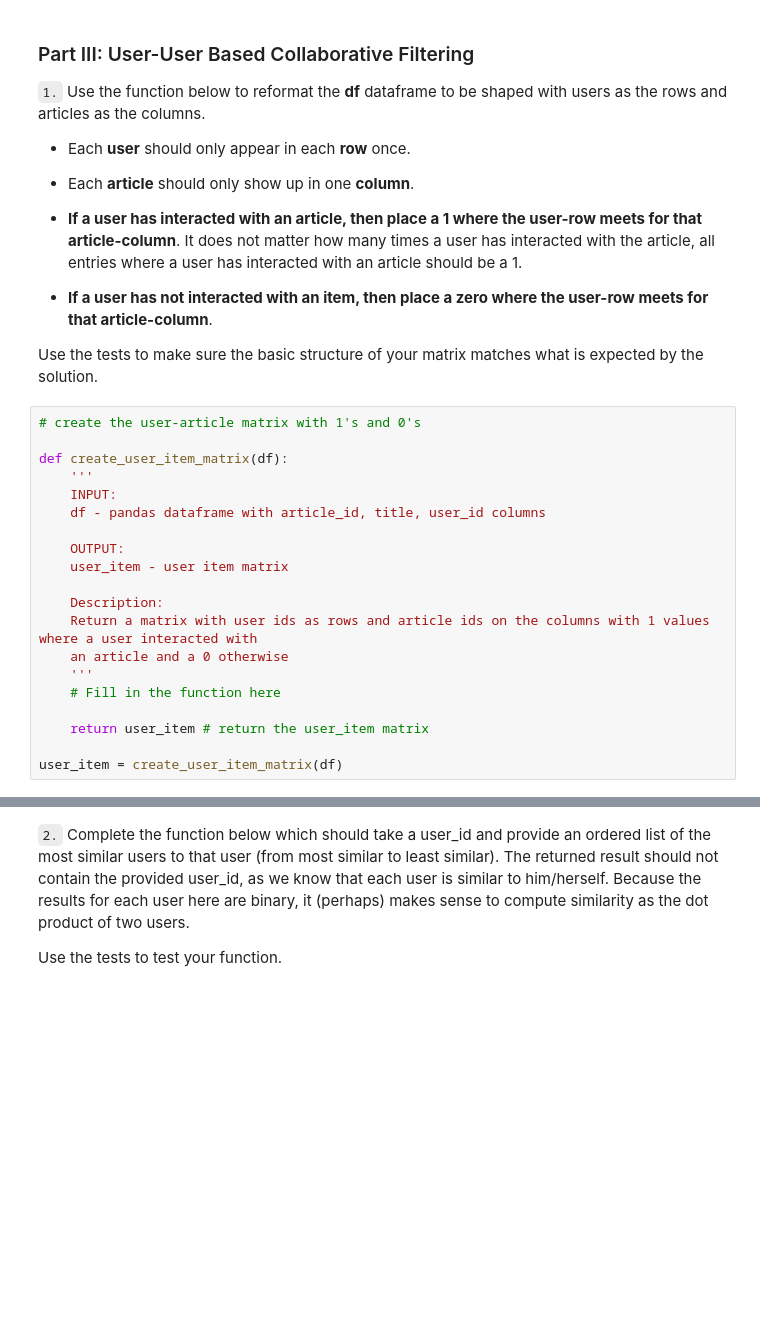
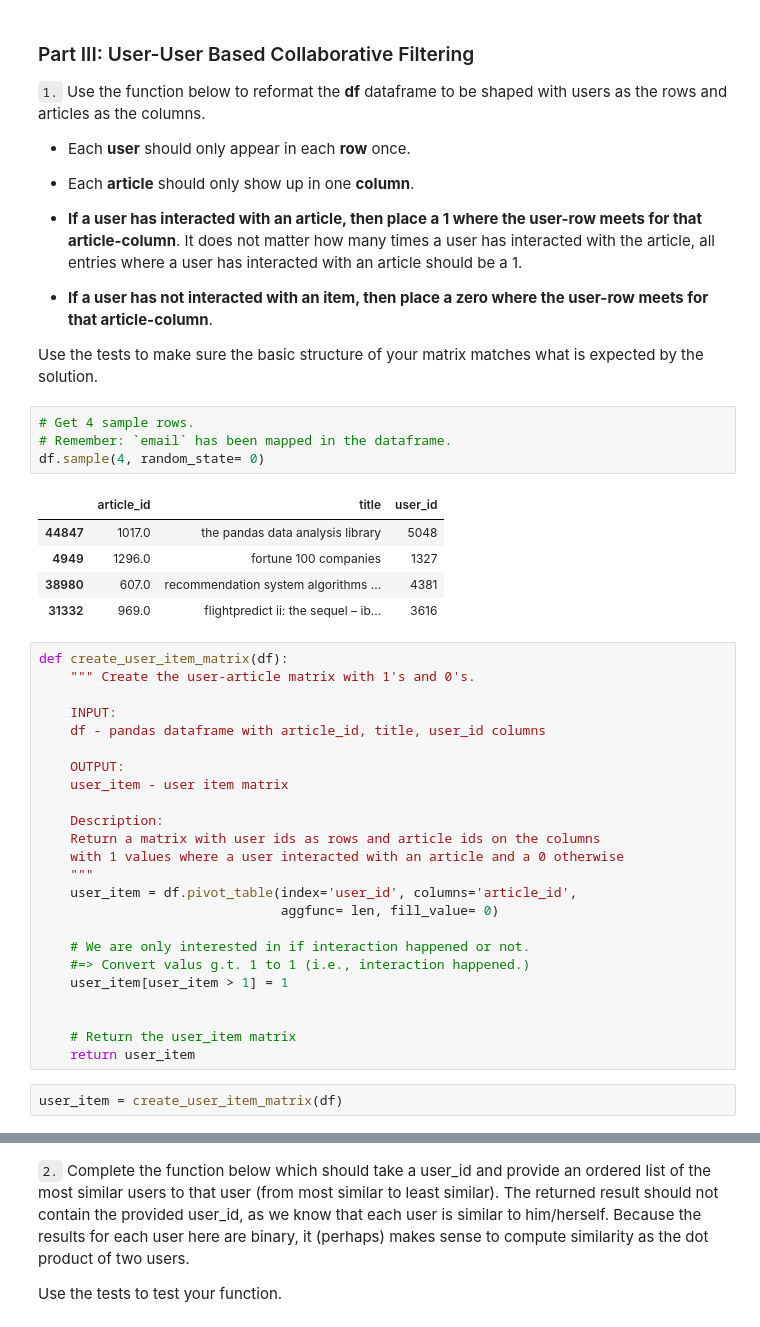
Before and after one commit to heschmat/Recommendations_IBM_Watson_Studio, a Jupyter notebook: Recommendations_with_IBM.ipynb, the cells around one changed output, grey strips where cells are left out. Saved outputs shown, nothing was run; the diff lists cells and outputs as text; blank space fills up the shorter version.

Commit message:
Perform a simple user-user based collaborative filtering.

```diff
--- a/Recommendations_with_IBM.ipynb
+++ b/Recommendations_with_IBM.ipynb
@@ -277,11 +277,20 @@ Your top_20 looks like the solution list! Nice job.
 * **If a user has not interacted with an item, then place a zero where the user-row meets for that article-column**.
 
 Use the tests to make sure the basic structure of your matrix matches what is expected by the solution.
+# %%
+# Get 4 sample rows.
+# Remember: `email` has been mapped in the dataframe.
+df.sample(4, random_state= 0)
+# %% [output]
+|  | article_id | title | user_id |
+| 44847 | 1017.0 | the pandas data analysis library | 5048 |
+| 4949 | 1296.0 | fortune 100 companies | 1327 |
+| 38980 | 607.0 | recommendation system algorithms ... | 4381 |
+| 31332 | 969.0 | flightpredict ii: the sequel – ib... | 3616 |
 # %%
-# create the user-article matrix with 1's and 0's
+def create_user_item_matrix(df):
+    """ Create the user-article matrix with 1's and 0's.
 
-def create_user_item_matrix(df):
-    '''
     INPUT:
     df - pandas dataframe with article_id, title, user_id columns
 
@@ -289,11 +298,18 @@ def create_user_item_matrix(df):
     user_item - user item matrix
 
     Description:
-    Return a matrix with user ids as rows and article ids on the columns with 1 values where a user interacted with
-    an article and a 0 otherwise
-    '''
-    # Fill in the function here
+    Return a matrix with user ids as rows and article ids on the columns
+    with 1 values where a user interacted with an article and a 0 otherwise
+    """
+    user_item = df.pivot_table(index='user_id', columns='article_id',
+                               aggfunc= len, fill_value= 0)
 
-    return user_item # return the user_item matrix
+    # We are only interested in if interaction happened or not.
+    #=> Convert valus g.t. 1 to 1 (i.e., interaction happened.)
+    user_item[user_item > 1] = 1
 
-user_item = create_user_item_matrix(df)
+
+    # Return the user_item matrix
+    return user_item
+# %%
+user_item = create_user_item_matrix(df)
```
Also changed, not shown: parts of 7 cells of this notebook.
